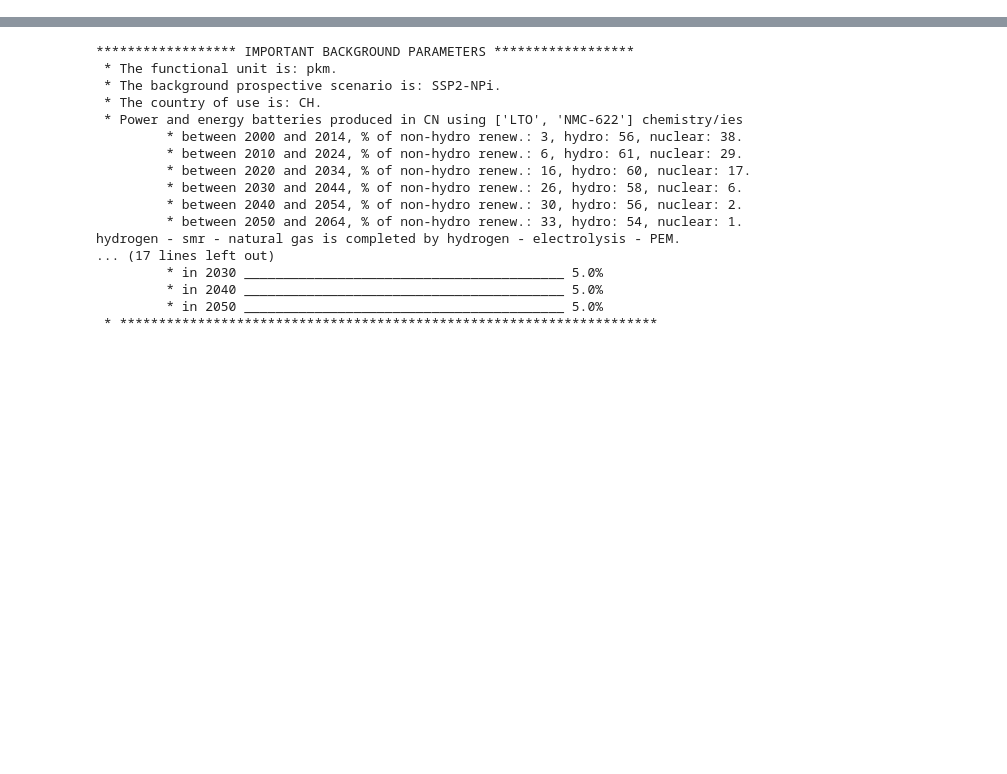
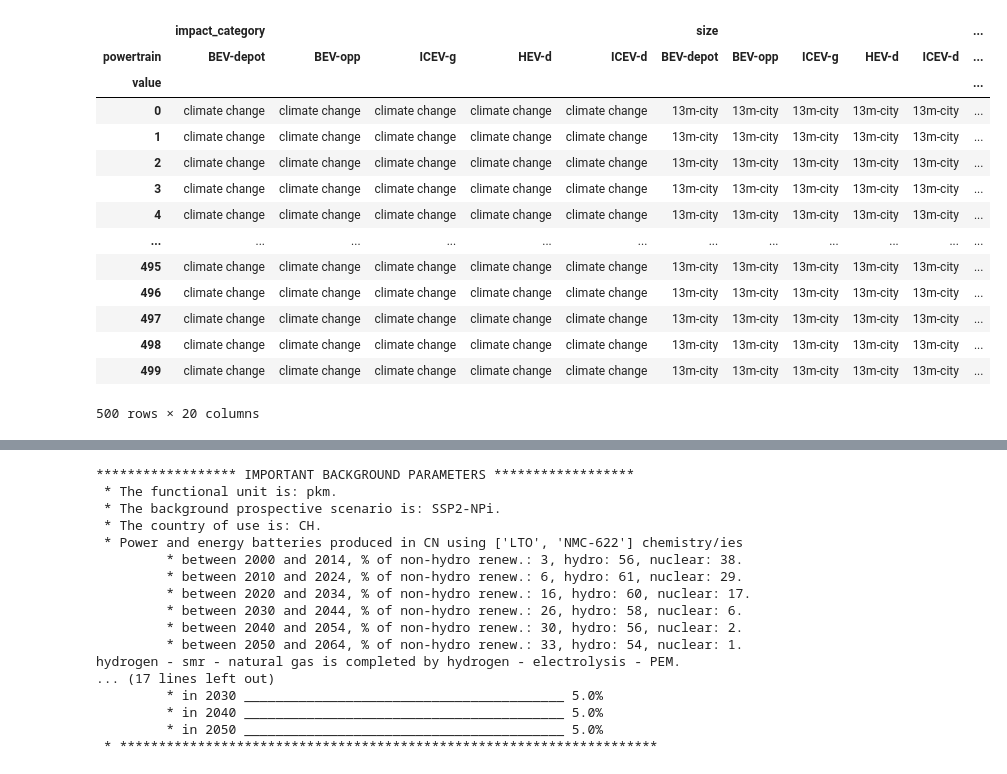
Before and after one commit to romainsacchi/carculator_bus, a Jupyter notebook: dev/test.ipynb, the cells around one changed output, grey strips where cells are left out. Cells and saved outputs as stored; diff of their text form; code cells hidden in the pictures; blank space fills up the shorter version.

```diff
--- a/dev/test.ipynb
+++ b/dev/test.ipynb
@@ -30,0 +55,18 @@ Number of passengers on board
+# %%
+data_MC.unstack(level=[0])
+# %% [output]
+|  | impact_category |  |  |  |  | size |  |  |  |  | ... |
+| powertrain | BEV-depot | BEV-opp | ICEV-g | HEV-d | ICEV-d | BEV-depot | BEV-opp | ICEV-g | HEV-d | ICEV-d | ... |
+| value |  |  |  |  |  |  |  |  |  |  | ... |
+| 0 | climate change | climate change | climate change | climate change | climate change | 13m-city | 13m-city | 13m-city | 13m-city | 13m-city | ... |
+| 1 | climate change | climate change | climate change | climate change | climate change | 13m-city | 13m-city | 13m-city | 13m-city | 13m-city | ... |
+| 2 | climate change | climate change | climate change | climate change | climate change | 13m-city | 13m-city | 13m-city | 13m-city | 13m-city | ... |
+| 3 | climate change | climate change | climate change | climate change | climate change | 13m-city | 13m-city | 13m-city | 13m-city | 13m-city | ... |
+| 4 | climate change | climate change | climate change | climate change | climate change | 13m-city | 13m-city | 13m-city | 13m-city | 13m-city | ... |
+| ... | ... | ... | ... | ... | ... | ... | ... | ... | ... | ... | ... |
+| 495 | climate change | climate change | climate change | climate change | climate change | 13m-city | 13m-city | 13m-city | 13m-city | 13m-city | ... |
+| 496 | climate change | climate change | climate change | climate change | climate change | 13m-city | 13m-city | 13m-city | 13m-city | 13m-city | ... |
+| 497 | climate change | climate change | climate change | climate change | climate change | 13m-city | 13m-city | 13m-city | 13m-city | 13m-city | ... |
+| 498 | climate change | climate change | climate change | climate change | climate change | 13m-city | 13m-city | 13m-city | 13m-city | 13m-city | ... |
+| 499 | climate change | climate change | climate change | climate change | climate change | 13m-city | 13m-city | 13m-city | 13m-city | 13m-city | ... |
+500 rows × 20 columns
```
Also changed, not shown: parts of 6 cells of this notebook, 1 other file.
